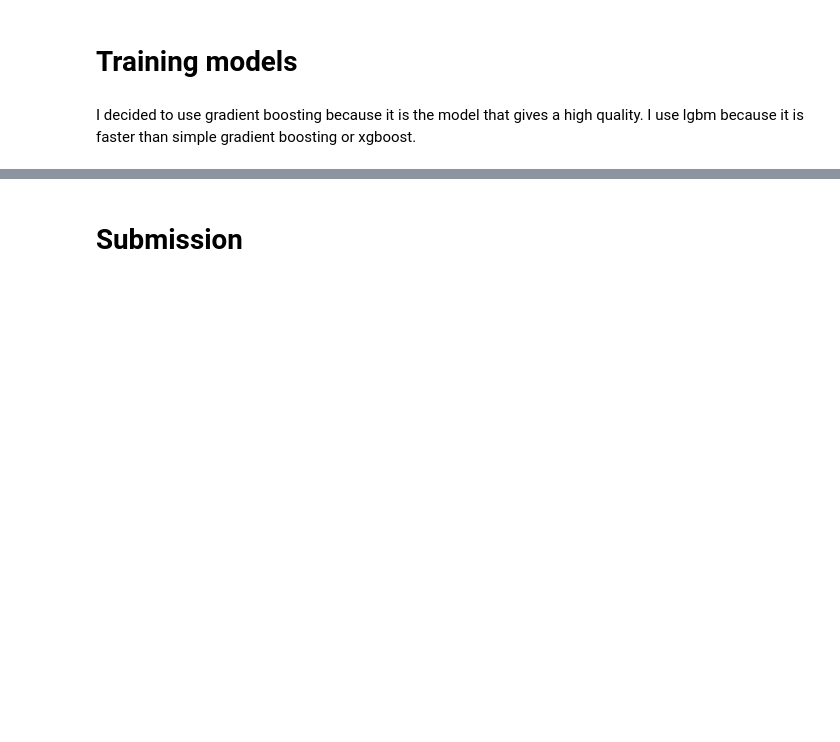
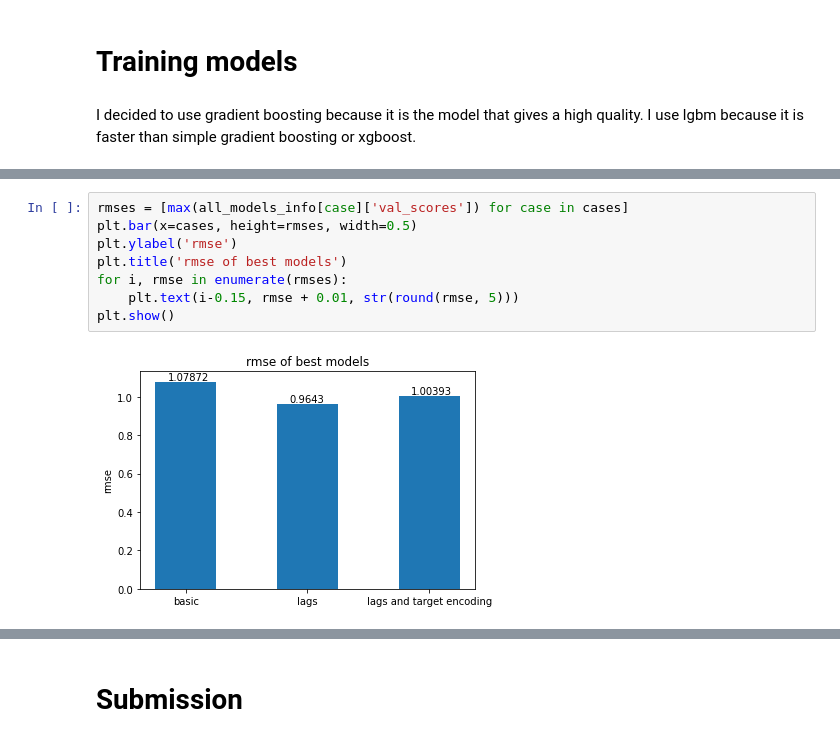
Before and after one commit to vkhmara/EPAM-Internship, a Jupyter notebook: Predict future sales/Experiments with the other form of data.ipynb, the cells around one changed output, grey strips where cells are left out. Drawn from its saved outputs; the diff is of its cells as text; blank space fills up the shorter version.

```diff
--- a/Predict future sales/Experiments with the other form of data.ipynb
+++ b/Predict future sales/Experiments with the other form of data.ipynb
@@ -605,0 +386,10 @@ The quality is worse than with all the features. Maybe because the number of fea
+# %%
+rmses = [max(all_models_info[case]['val_scores']) for case in cases]
+plt.bar(x=cases, height=rmses, width=0.5)
+plt.ylabel('rmse')
+plt.title('rmse of best models')
+for i, rmse in enumerate(rmses):
+    plt.text(i-0.15, rmse + 0.01, str(round(rmse, 5)))
+plt.show()
+# %% [output]
+[figure, added]
```
Also changed, not shown: parts of 73 cells of this notebook.
